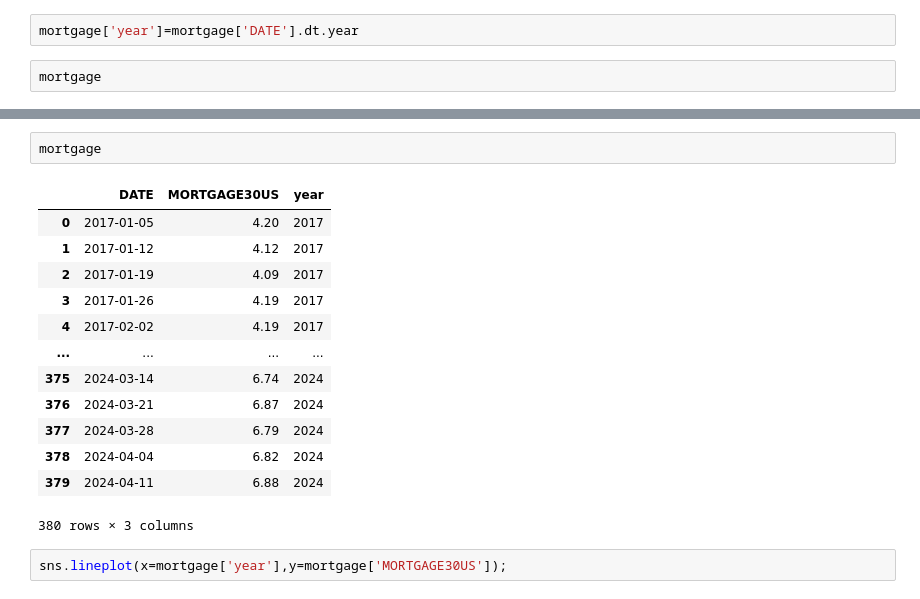
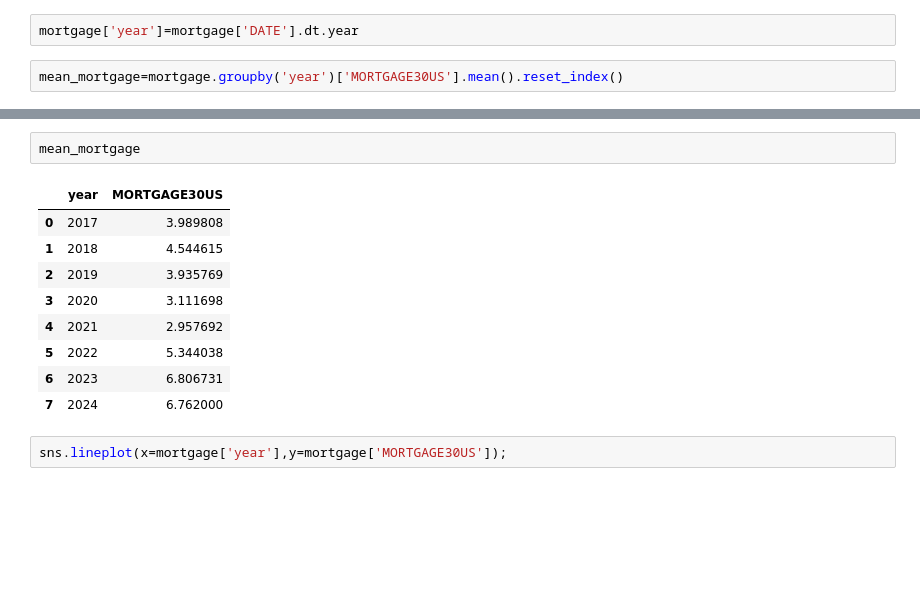
Before and after one commit to siri-anil/Capstone, a Jupyter notebook: capstone.ipynb, the cells around one changed output, grey strips where cells are left out. Cells and saved outputs as stored; diff of their text form; blank space fills up the shorter version.

```diff
--- a/capstone.ipynb
+++ b/capstone.ipynb
@@ -393,4 +383,4 @@ mortgage['DATE']=pd.to_datetime(mortgage['DATE'])
 # %%
 mortgage['year']=mortgage['DATE'].dt.year
 # %%
-mortgage
+mean_mortgage=mortgage.groupby('year')['MORTGAGE30US'].mean().reset_index()
@@ -411,19 +387,15 @@ mortgage
 # %%
-mortgage
+mean_mortgage
 # %% [output]
-|  | DATE | MORTGAGE30US | year |
-| 0 | 2017-01-05 | 4.20 | 2017 |
-| 1 | 2017-01-12 | 4.12 | 2017 |
-| 2 | 2017-01-19 | 4.09 | 2017 |
-| 3 | 2017-01-26 | 4.19 | 2017 |
-| 4 | 2017-02-02 | 4.19 | 2017 |
-| ... | ... | ... | ... |
-| 375 | 2024-03-14 | 6.74 | 2024 |
-| 376 | 2024-03-21 | 6.87 | 2024 |
-| 377 | 2024-03-28 | 6.79 | 2024 |
-| 378 | 2024-04-04 | 6.82 | 2024 |
-| 379 | 2024-04-11 | 6.88 | 2024 |
+|  | year | MORTGAGE30US |
+| 0 | 2017 | 3.989808 |
+| 1 | 2018 | 4.544615 |
+| 2 | 2019 | 3.935769 |
+| 3 | 2020 | 3.111698 |
+| 4 | 2021 | 2.957692 |
+| 5 | 2022 | 5.344038 |
+| 6 | 2023 | 6.806731 |
+| 7 | 2024 | 6.762000 |
-380 rows × 3 columns
 # %%
 sns.lineplot(x=mortgage['year'],y=mortgage['MORTGAGE30US']);
 # %% [output]
```
Also changed, not shown: parts of 41 cells of this notebook, 16 other files.
